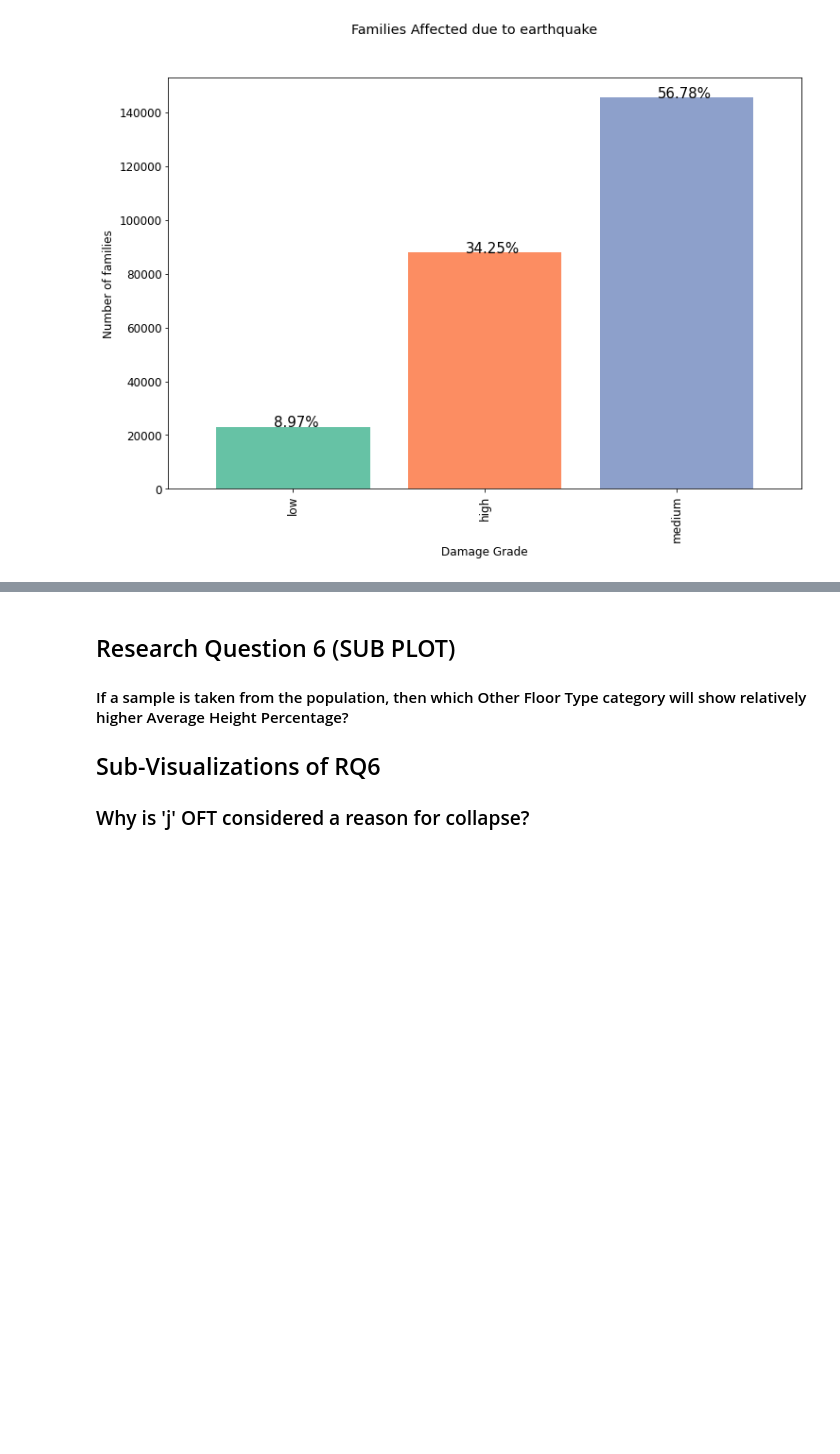
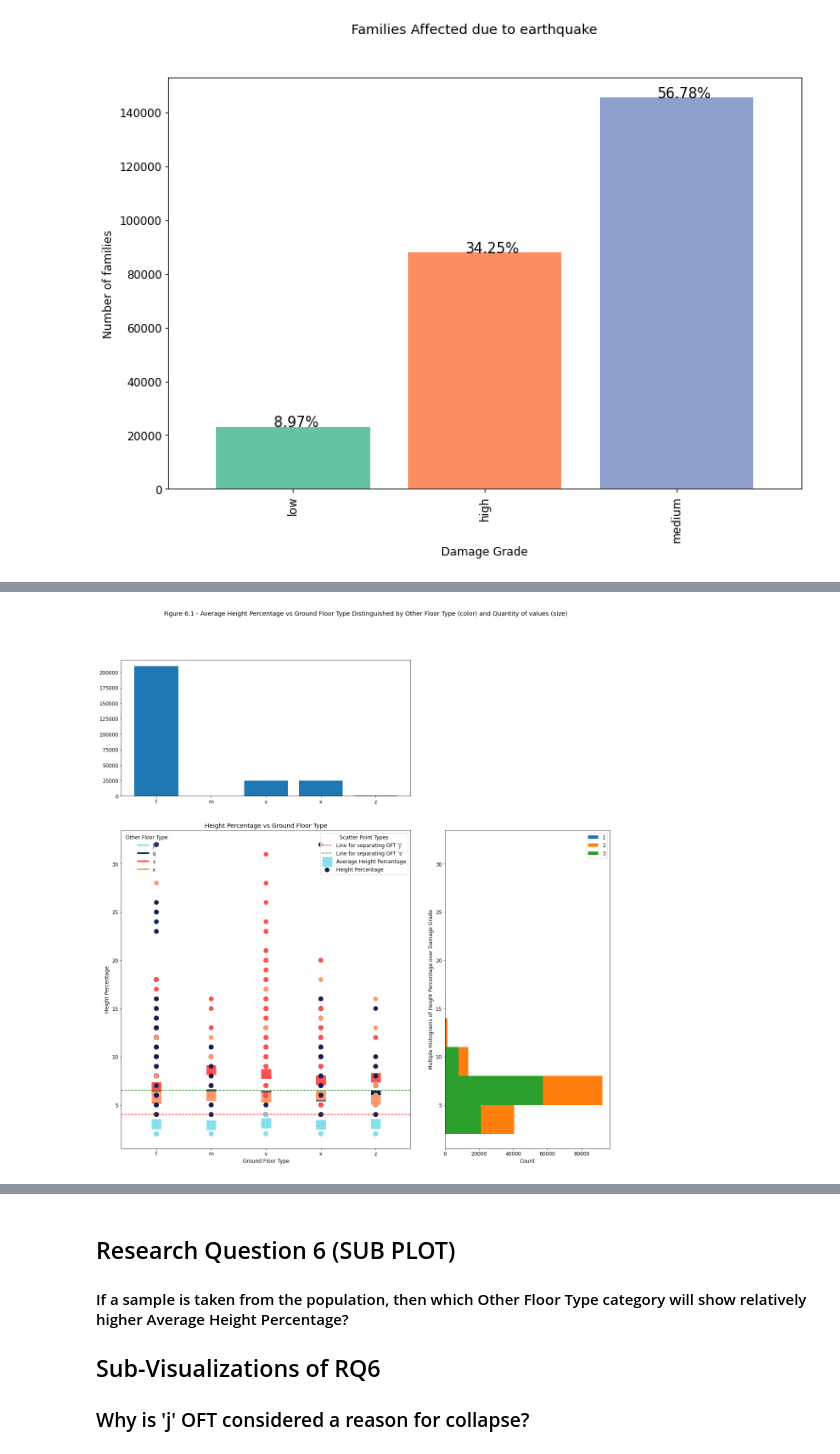
Before and after one commit to DS-Group22-ADP/Practical-Project, a Jupyter notebook: notebooks/Exploratory-Data-Analysis (Main Notebook).ipynb, the cells around one changed output, grey strips where cells are left out. Saved outputs shown, nothing was run; the diff lists cells and outputs as text; code cells hidden in the pictures; blank space fills up the shorter version.

```diff
--- a/notebooks/Exploratory-Data-Analysis (Main Notebook).ipynb
+++ b/notebooks/Exploratory-Data-Analysis (Main Notebook).ipynb
@@ -1839,0 +1881,90 @@ Least number of families are affected by low damage grade
+# %%
+# setup the gridspec 2,2 with one main plot and 2 side plots on x and y axes respectively
+result = setup_gridspec__one_main__two_side_subplots(plt)
+# gridspec
+gs = result["gridspec"]
+# axis
+ax = result["ax"]
+# axis on top parallel to x-axis
+axx = result["axx"]
+# axis on the side parallel to y-axis
+axy = result["axy"]
+# figure of the plot
+fig = result["fig"]
+
+def plot_scatter_bubble_numerical_vs_categorical_bar_hist_grid_no_slice(x_attr, y_attr, dimension, xlabel, ylabel, df, ax, ax_histx, ax_histy):
+    # define central tendency based aggregation functions
+    age_df = join_df.loc[:, [x_attr, y_attr, dimension]].groupby(by=[x_attr, y_attr]).mean()
+    # get ground floor type from index
+    ground_floor_type = age_df.index.get_level_values(0)
+    # get OFT from index
+    other_floor_type = age_df.index.get_level_values(1)
+    # set unique colors as per specification
+    unique_colors = ['#88E0EF', '#161E54', '#FF5151', '#FF9B6A']
+
+    assert len(np.unique(ground_floor_type)) == 5, "Test #1 failed"
+    assert len(np.unique(other_floor_type)) == 4, "Test #2 Failed"
+    assert len(unique_colors) == 4, "Test #3 Failed"
+    assert unique_colors == ['#88E0EF', '#161E54', '#FF5151', '#FF9B6A'], "Test #4 Failed"
+
+    # set xticks and xtick labels
+    ax.set_xticks(range(0,len(np.unique(ground_floor_type))))
+    ax.set_xticklabels(np.unique(ground_floor_type))
+
+    assert [t.get_text() for t in ax.get_xticklabels()] == np.unique(ground_floor_type).tolist(), "Test #5 Failed"
+
+    # set colors dictionary
+    colors = dict(zip(np.unique(other_floor_type), unique_colors))
+    # scatter plot 1 for averaged values
+    ax.scatter(x=ground_floor_type, y=age_df[dimension], c=[colors[of] for of in other_floor_type], marker='s', s=500, label="Average Height Percentage")
+    # scatter plot 2 for actual values
+    ax.scatter(x=join_df[x_attr], y=join_df[dimension], c=[colors[of] for of in join_df[y_attr].values.tolist()], label="Height Percentage", s=100)
+    # create custom legend, by creating custom lines
+    custom_lines = [Line2D([0], [0], color=colors[of], lw=4) for of in np.unique(other_floor_type)]
+    # create legend using custom lines
+    legend1 = ax.legend(custom_lines, np.unique(other_floor_type), loc="upper left", title="Other Floor Type", framealpha=0.1)
+    # add legend to axis
+    ax.add_artist(legend1)
+    # set labels and titles
+    ax.set(xlabel=xlabel, ylabel=ylabel)
+    ax.set_title("{ylabel} vs {xlabel}".format(xlabel=xlabel, ylabel=ylabel))
+
+    # set horizontal lines separating bottom portion
+    ax.axhline(y=4, xmin=0, xmax=4, ls='dashed', color='red', label="Line for separating OFT 'j'")
+    # set horizontal lines separating top portion
+    ax.axhline(y=6.5, xmin=0, xmax=4, ls='dashed', color='green', label="Line for separating OFT 's'")
+    # set the legend
+    ax.legend(title="Scatter Point Types")
+
+    # get value counts of ground floor type
+    counter_i = df.loc[:, [x_attr]].value_counts()
+    # plot bar plot
+    ax_histx.bar(counter_i.index.get_level_values(0), counter_i.values)
+
+    # set xticks and xtick labels
+    ax_histx.set_xticks(range(0,len(np.unique(ground_floor_type))))
+    ax_histx.set_xticklabels(np.unique(ground_floor_type))
+
+    assert [t.get_text() for t in ax_histx.get_xticklabels()] == np.unique(ground_floor_type).tolist(), "Test #6 Failed"
+
+    # get histograms for damage grade 1,2,3
+    hist_y1 = join_df.loc[join_df['damage_grade'] == 1][dimension]
+    hist_y2 = join_df.loc[join_df['damage_grade'] == 2][dimension]
+    hist_y3 = join_df.loc[join_df['damage_grade'] == 3][dimension]
+    # plot histograms for 1,2,3 respectively
+    ax_histy.hist(hist_y1, orientation='horizontal', label='1')
+    ax_histy.hist(hist_y2, orientation='horizontal', label='2')
+    ax_histy.hist(hist_y3, orientation='horizontal', label='3')
+    # set legend for side subplot (y-axis)
+    ax_histy.legend()
+    # set labels
+    ax_histy.set(xlabel='Count', ylabel="Multiple Histograms of {ylabel} over Damage Grade".format(ylabel=ylabel))
+
+    # set super title for figure
+    fig.suptitle("Figure 6.1 - Average Height Percentage vs Ground Floor Type Distinguished by Other Floor Type (color) and Quantity of values (size)")
+
+plot_scatter_bubble_numerical_vs_categorical_bar_hist_grid_no_slice('ground_floor_type', 'other_floor_type', 'height_percentage',
+                                                                    'Ground Floor Type', 'Height Percentage', join_df, ax=ax, ax_histx=axx, ax_histy=axy)
+
+fig.show()
+# %% [output]
@@ -1839,0 +1975 @@ Least number of families are affected by low damage grade
+[figure, added]
```
Also changed, not shown: parts of 49 cells of this notebook.
